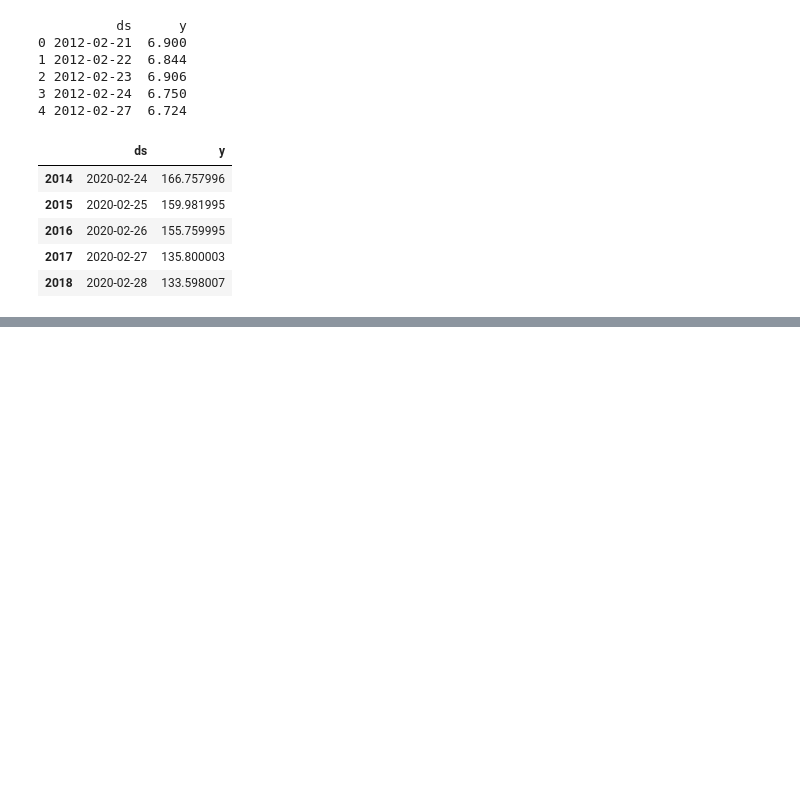
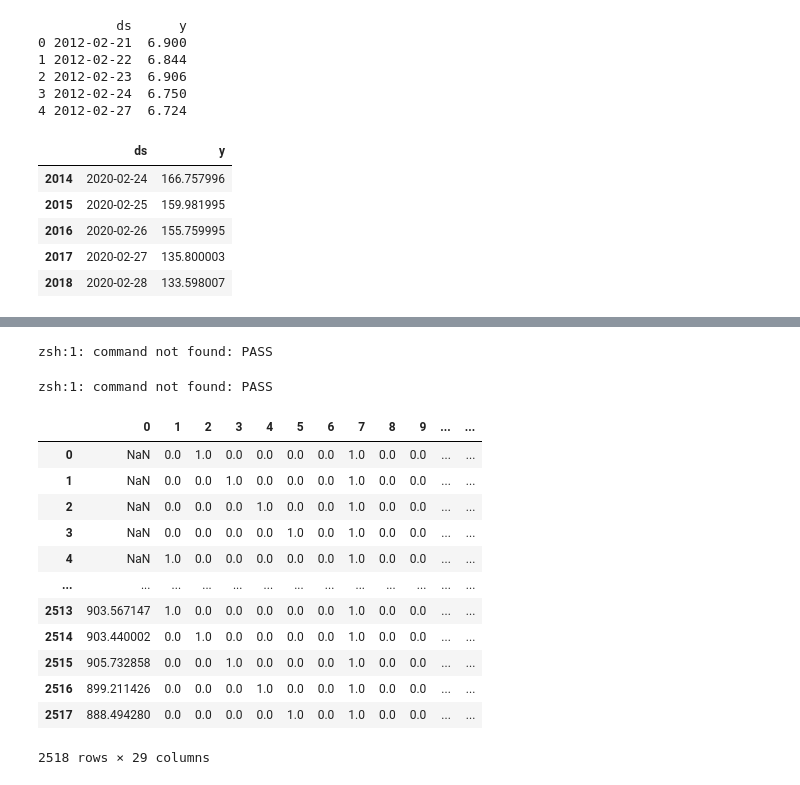
Before and after one commit to brahim-el-merbouh/springstone, a Jupyter notebook: notebooks/brahim_trainer.ipynb, the cells around one changed output, grey strips where cells are left out. Cells and saved outputs as stored; diff of their text form; code cells hidden in the pictures; blank space fills up the shorter version.

```diff
--- a/notebooks/brahim_trainer.ipynb
+++ b/notebooks/brahim_trainer.ipynb
@@ -51,0 +193,58 @@ data_test.head()
+# %%
+from sklearn.pipeline import Pipeline
+from sklearn.preprocessing import StandardScaler, OneHotEncoder, FunctionTransformer
+from sklearn.compose import ColumnTransformer
+from sklearn import set_config; set_config(display='diagram')
+
+column='Close'
+period=7
+
+ma_pipe = Pipeline([
+    ('ma_trans', FunctionTransformer(lambda df: moving_average(df,column,period,new_columns_only=True)))])
+ma_pipe
+# bb_pipe = Pipeline([
+#     ('ma_trans', FunctionTransformer(lambda df: bollinger_bands(df,column,period,new_columns_only=True))),
+#     ('ma_stdscaler', StandardScaler())])
+time_pipe = Pipeline([
+    ('time_enc', TimeFeaturesEncoder()),
+    ('ohe', OneHotEncoder(handle_unknown='ignore', sparse=False))
+    ])
+# time_pipe
+
+preproc_pipe = ColumnTransformer([
+    ('ma', ma_pipe, df.columns),
+    ('time', time_pipe, df.columns)
+], remainder="drop")
+
+# # display preprocessing pipeline
+# preproc_pipe
+
+# pipe = Pipeline([
+#     ('preproc', preproc_pipe),
+#     ('linear_model', LinearRegression())
+# ])
+
+# # display the pipeline with model
+# pipe
+# %% [output]
+zsh:1: command not found: PASS
+# %%
+ma_transformed = preproc_pipe.fit_transform(df)
+pd.DataFrame(ma_transformed)
+#TimeFeaturesEncoder.get_feature_names_out = (lambda self, names=None: self.feature_names_out)
+#preproc_pipe.get_feature_names_out()
+# %% [output]
+zsh:1: command not found: PASS
+|  | 0 | 1 | 2 | 3 | 4 | 5 | 6 | 7 | 8 | 9 | ... | ... |
+| 0 | NaN | 0.0 | 1.0 | 0.0 | 0.0 | 0.0 | 0.0 | 1.0 | 0.0 | 0.0 | ... | ... |
+| 1 | NaN | 0.0 | 0.0 | 1.0 | 0.0 | 0.0 | 0.0 | 1.0 | 0.0 | 0.0 | ... | ... |
+| 2 | NaN | 0.0 | 0.0 | 0.0 | 1.0 | 0.0 | 0.0 | 1.0 | 0.0 | 0.0 | ... | ... |
+| 3 | NaN | 0.0 | 0.0 | 0.0 | 0.0 | 1.0 | 0.0 | 1.0 | 0.0 | 0.0 | ... | ... |
+| 4 | NaN | 1.0 | 0.0 | 0.0 | 0.0 | 0.0 | 0.0 | 1.0 | 0.0 | 0.0 | ... | ... |
+| ... | ... | ... | ... | ... | ... | ... | ... | ... | ... | ... | ... | ... |
+| 2513 | 903.567147 | 1.0 | 0.0 | 0.0 | 0.0 | 0.0 | 0.0 | 1.0 | 0.0 | 0.0 | ... | ... |
+| 2514 | 903.440002 | 0.0 | 1.0 | 0.0 | 0.0 | 0.0 | 0.0 | 1.0 | 0.0 | 0.0 | ... | ... |
+| 2515 | 905.732858 | 0.0 | 0.0 | 1.0 | 0.0 | 0.0 | 0.0 | 1.0 | 0.0 | 0.0 | ... | ... |
+| 2516 | 899.211426 | 0.0 | 0.0 | 0.0 | 1.0 | 0.0 | 0.0 | 1.0 | 0.0 | 0.0 | ... | ... |
+| 2517 | 888.494280 | 0.0 | 0.0 | 0.0 | 0.0 | 1.0 | 0.0 | 1.0 | 0.0 | 0.0 | ... | ... |
+2518 rows × 29 columns
```
Also changed, not shown: parts of 14 cells of this notebook, 3 other files.
